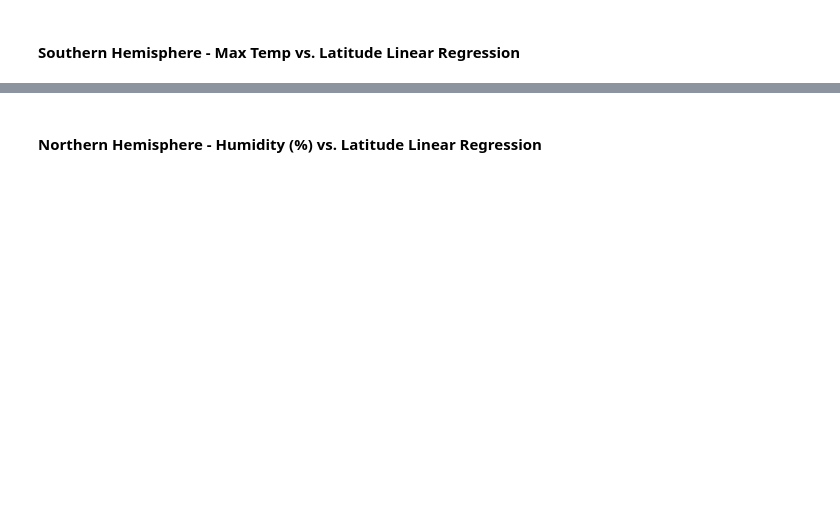
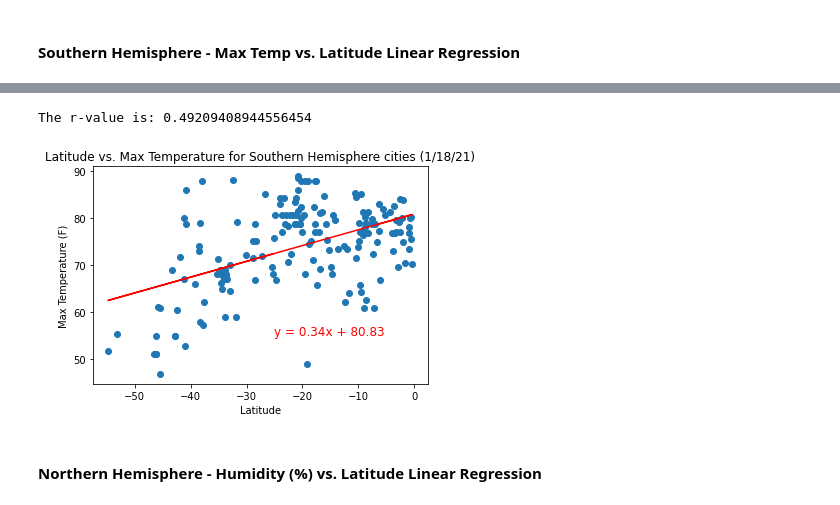
Before and after one commit to GregJP/python-api-challenge, a Jupyter notebook: WeatherPy.ipynb, the cells around one changed output, grey strips where cells are left out. Cells and saved outputs as stored; diff of their text form; code cells hidden in the pictures; blank space fills up the shorter version.

```diff
--- a/WeatherPy.ipynb
+++ b/WeatherPy.ipynb
@@ -236,2 +289,28 @@ The r-value is: 0.6082708688906918
+# %%
+# Assigning Max Temp column to an array for datapoints
+s_max_temp = np.array(shem_city["Max Temp"])
+
+# Calculating and printing correlation
+correlation2 = st.pearsonr(shem_lat,s_max_temp)
+print(f"The r-value is: {correlation2[0]}")
+
+# Generating and setting string for regression equation
+(slope,intercept,rvalue,pvalue,stderr) = linregress(shem_lat,s_max_temp)
+regressvalues = shem_lat*slope+intercept
+lineequation = "y = " + str(round(slope,2)) + "x + " + str(round(intercept,2))
+
+# Plotting
+plt.scatter(shem_lat,s_max_temp)
+plt.plot(shem_lat,regressvalues,"r-")
+plt.annotate(lineequation,(-25,55),fontsize=12,color="red")
+plt.title("Latitude vs. Max Temperature for Southern Hemisphere cities (1/18/21)")
+plt.xlabel("Latitude")
+plt.ylabel("Max Temperature (F)")
+
+# Saving figure
+plt.savefig("figures/slatvsstemp.png")
+# %% [output]
+The r-value is: 0.49209408944556454
+[figure, added]
 # %% [markdown]
 ####  Northern Hemisphere - Humidity (%) vs. Latitude Linear Regression
```
Also changed, not shown: parts of 18 cells of this notebook, 8 other files.
